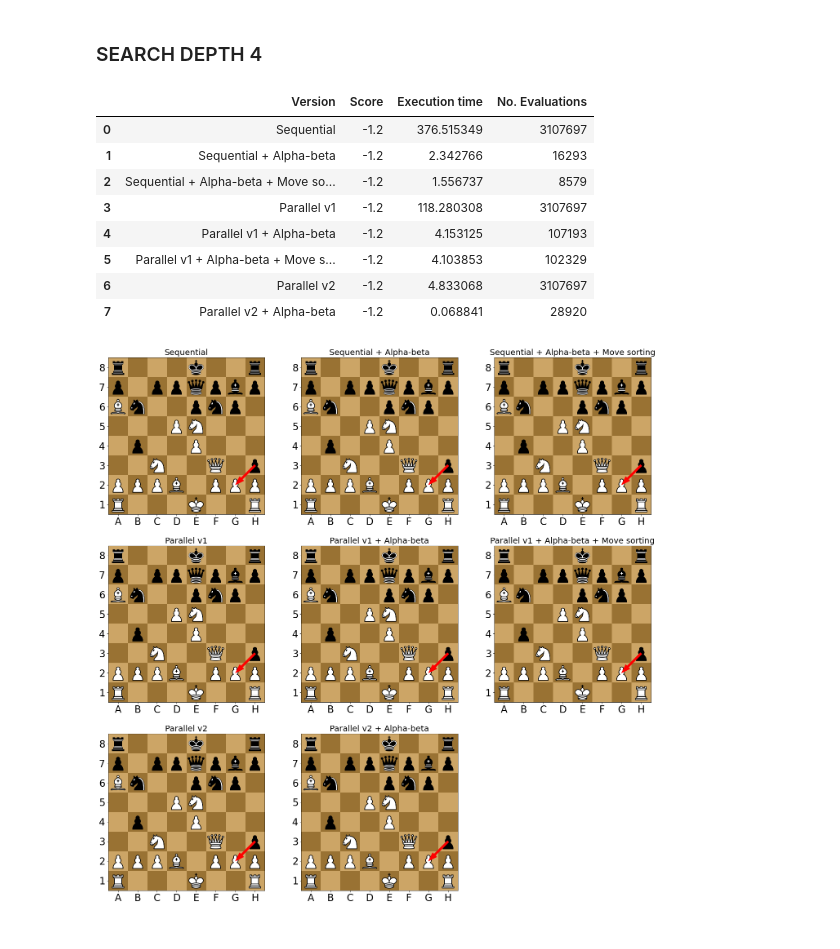
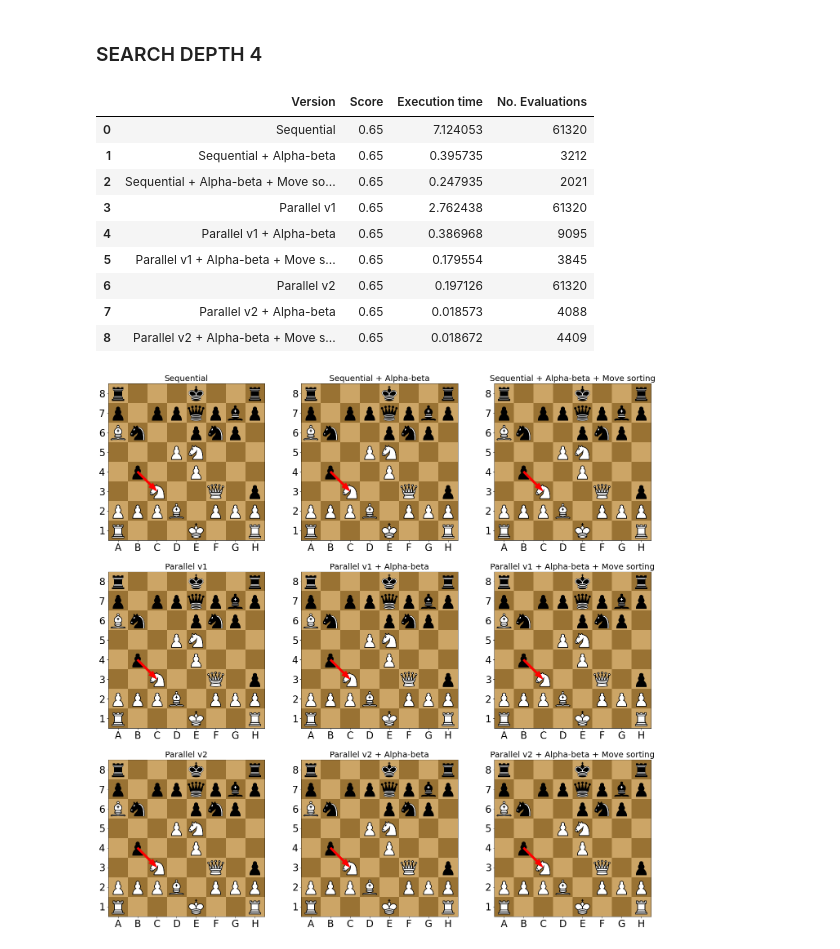
Before and after one commit to vv-hieu/ParallelChessEngine, a Jupyter notebook: ChessEngineTest.ipynb, the cells around one changed output. Cells and saved outputs as stored; diff of their text form; code cells hidden in the pictures.

Commit message:
Updated parallel v2

```diff
--- a/ChessEngineTest.ipynb
+++ b/ChessEngineTest.ipynb
@@ -57,26 +57,28 @@ def find_move_benchmark_all(fen: str, search_depth: int, versions: dict[int, str
 # %%
 try:
     result_sd4 = find_move_benchmark_all('r3k2r/p1ppqpbp/Bn2pnp1/3PN3/1p2P3/2N2Q1p/PPPB1PPP/R3K2R b KQkq - 0 1', 4, {
         0: 'Sequential',
         1: 'Sequential + Alpha-beta',
         2: 'Sequential + Alpha-beta + Move sorting',
         3: 'Parallel v1',
         4: 'Parallel v1 + Alpha-beta',
         5: 'Parallel v1 + Alpha-beta + Move sorting',
         6: 'Parallel v2',
-        7: 'Parallel v2 + Alpha-beta'
+        7: 'Parallel v2 + Alpha-beta',
+        8: 'Parallel v2 + Alpha-beta + Move sorting'
     })
 except CudaAPIError as e:
     print(e.msg)
 result_sd4
 # %% [output]
 |  | Version | Score | Execution time | No. Evaluations |
-| 0 | Sequential | -1.2 | 376.515349 | 3107697 |
-| 1 | Sequential + Alpha-beta | -1.2 | 2.342766 | 16293 |
-| 2 | Sequential + Alpha-beta + Move so... | -1.2 | 1.556737 | 8579 |
-| 3 | Parallel v1 | -1.2 | 118.280308 | 3107697 |
-| 4 | Parallel v1 + Alpha-beta | -1.2 | 4.153125 | 107193 |
-| 5 | Parallel v1 + Alpha-beta + Move s... | -1.2 | 4.103853 | 102329 |
-| 6 | Parallel v2 | -1.2 | 4.833068 | 3107697 |
-| 7 | Parallel v2 + Alpha-beta | -1.2 | 0.068841 | 28920 |
+| 0 | Sequential | 0.65 | 7.124053 | 61320 |
+| 1 | Sequential + Alpha-beta | 0.65 | 0.395735 | 3212 |
+| 2 | Sequential + Alpha-beta + Move so... | 0.65 | 0.247935 | 2021 |
+| 3 | Parallel v1 | 0.65 | 2.762438 | 61320 |
+| 4 | Parallel v1 + Alpha-beta | 0.65 | 0.386968 | 9095 |
+| 5 | Parallel v1 + Alpha-beta + Move s... | 0.65 | 0.179554 | 3845 |
+| 6 | Parallel v2 | 0.65 | 0.197126 | 61320 |
+| 7 | Parallel v2 + Alpha-beta | 0.65 | 0.018573 | 4088 |
+| 8 | Parallel v2 + Alpha-beta + Move s... | 0.65 | 0.018672 | 4409 |
-[figure, old version]
+[figure, new version]
```
Also changed, not shown: 1 other file.
